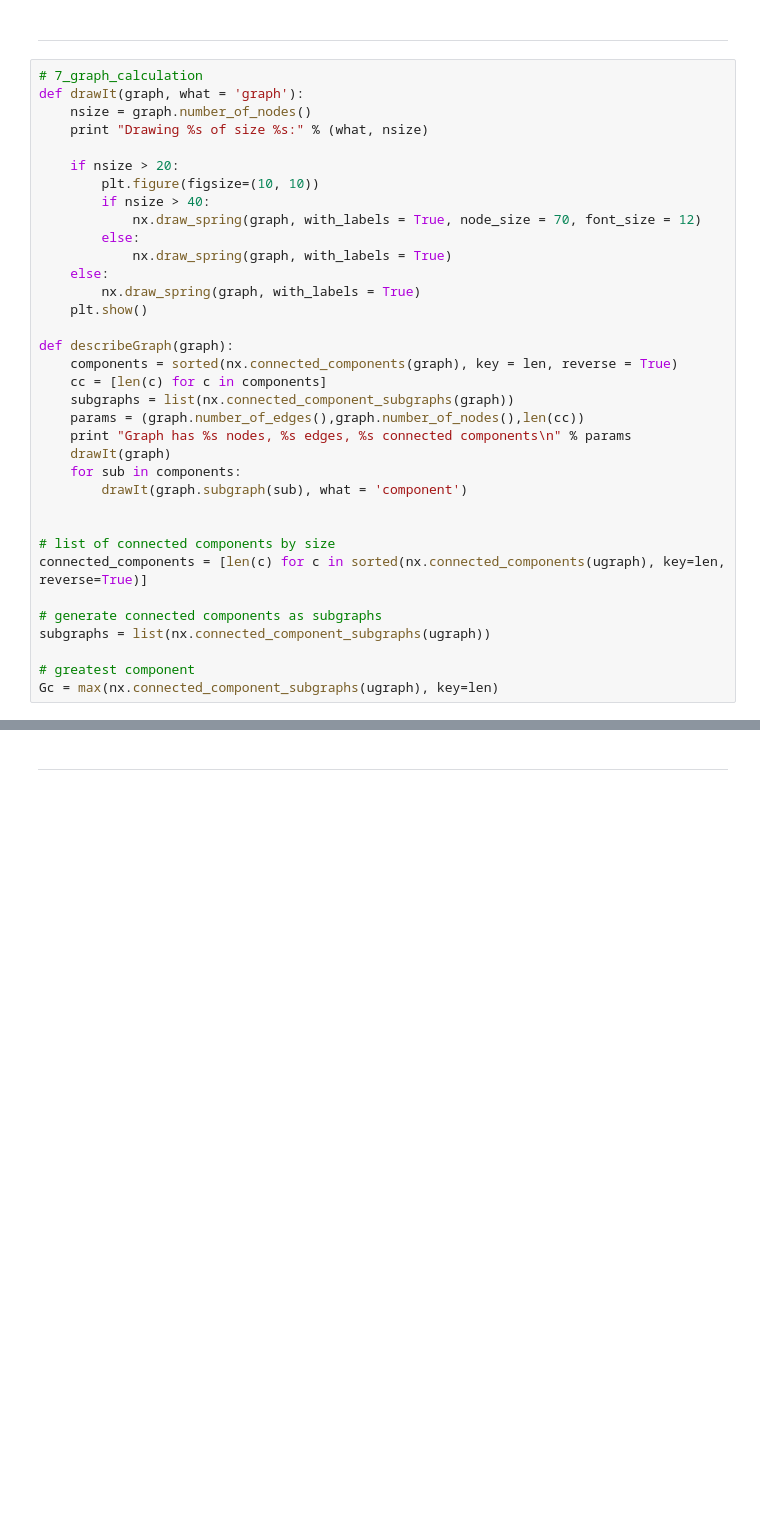
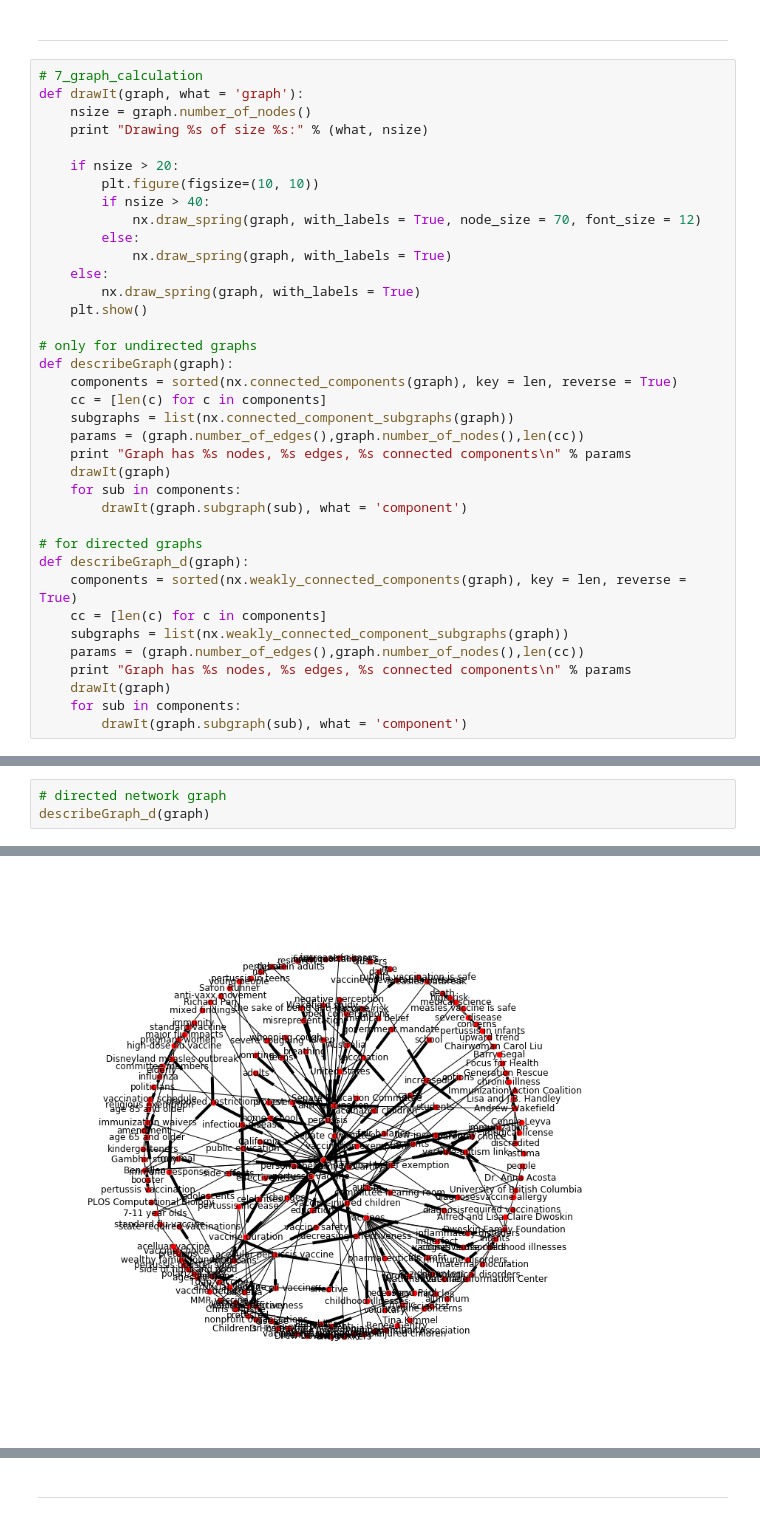
Before and after one commit to gloriakang/vax-sentiment, a Jupyter notebook: jupyter_nbs/0_Gc.ipynb, the cells around one changed output, grey strips where cells are left out. Drawn from its saved outputs; the diff is of its cells as text; blank space fills up the shorter version.

```diff
--- a/jupyter_nbs/0_Gc.ipynb
+++ b/jupyter_nbs/0_Gc.ipynb
@@ -160,6 +175,7 @@ def drawIt(graph, what = 'graph'):
         nx.draw_spring(graph, with_labels = True)
     plt.show()
 
+# only for undirected graphs
 def describeGraph(graph):
     components = sorted(nx.connected_components(graph), key = len, reverse = True)
     cc = [len(c) for c in components]
@@ -170,12 +186,13 @@ def describeGraph(graph):
     for sub in components:
         drawIt(graph.subgraph(sub), what = 'component')
 
-
-# list of connected components by size
-connected_components = [len(c) for c in sorted(nx.connected_components(ugraph), key=len, reverse=True)]
-
-# generate connected components as subgraphs
-subgraphs = list(nx.connected_component_subgraphs(ugraph))
-
-# greatest component
-Gc = max(nx.connected_component_subgraphs(ugraph), key=len)
+# for directed graphs
+def describeGraph_d(graph):
+    components = sorted(nx.weakly_connected_components(graph), key = len, reverse = True)
+    cc = [len(c) for c in components]
+    subgraphs = list(nx.weakly_connected_component_subgraphs(graph))
+    params = (graph.number_of_edges(),graph.number_of_nodes(),len(cc))
+    print "Graph has %s nodes, %s edges, %s connected components\n" % params
+    drawIt(graph)
+    for sub in components:
+        drawIt(graph.subgraph(sub), what = 'component')
@@ -185,0 +218,4 @@ nx.write_gml(Gc, "../output/network/Gc_negative.gml")
+# %%
+# directed network graph
+describeGraph_d(graph)
+# %% [output]
@@ -185,0 +225 @@ nx.write_gml(Gc, "../output/network/Gc_negative.gml")
+[figure, added]
```
Also changed, not shown: parts of 17 cells of this notebook, 6 other files.
